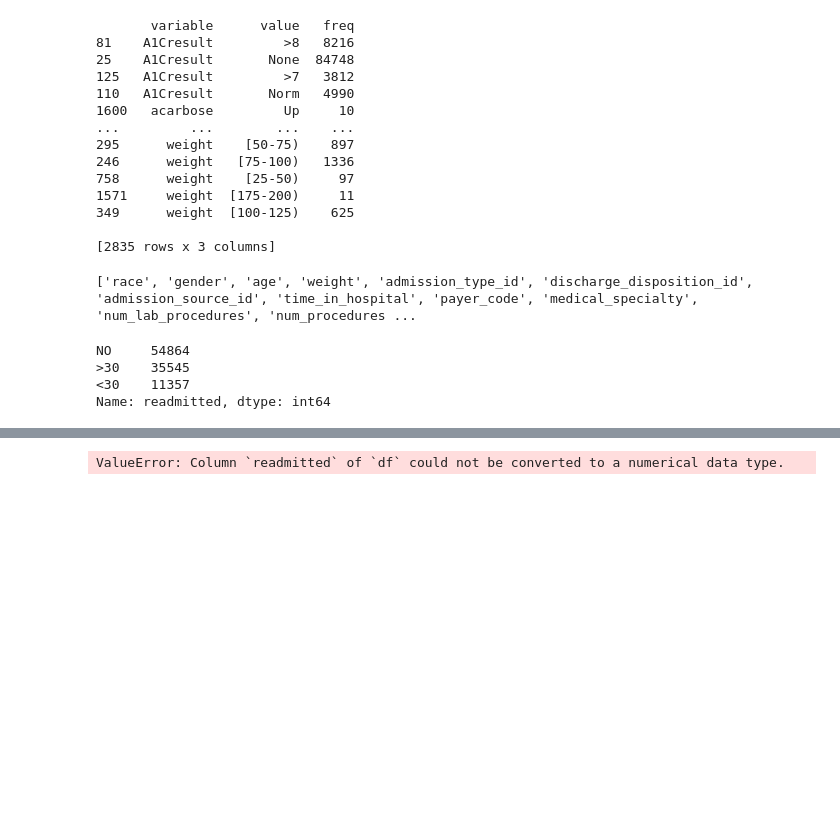
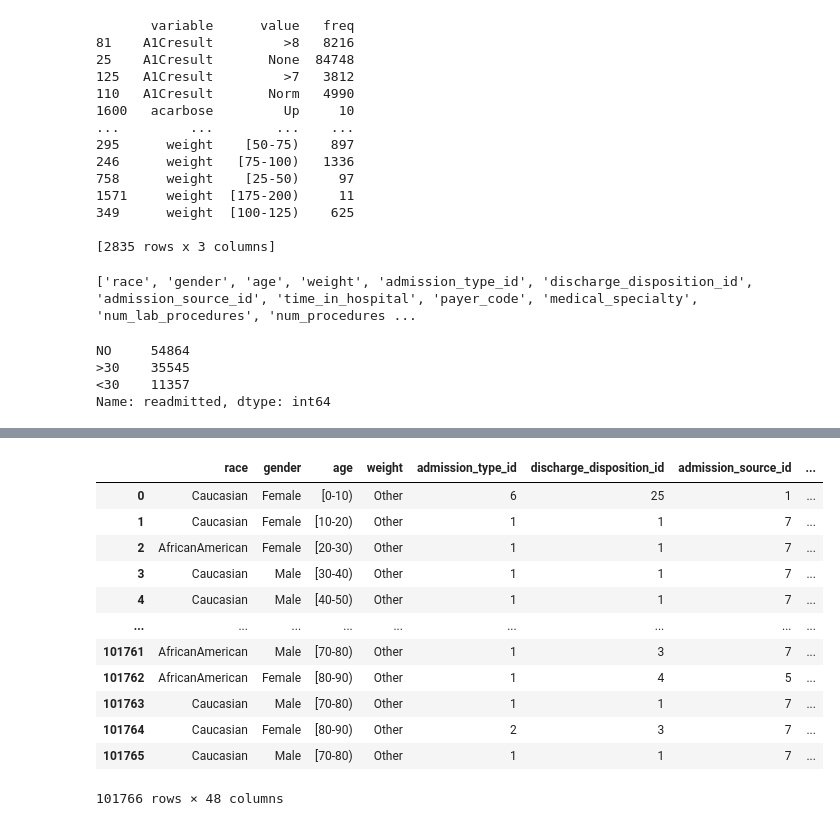
Before and after one commit to anherna24/dataVisual, a Jupyter notebook: dataVisualDiabetes.ipynb, the cells around one changed output, grey strips where cells are left out. Cells and saved outputs as stored; diff of their text form; code cells hidden in the pictures; blank space fills up the shorter version.

```diff
--- a/dataVisualDiabetes.ipynb
+++ b/dataVisualDiabetes.ipynb
@@ -499,11 +527,66 @@ dfChecked1 = dfChecked['readmitted'].replace('NO', 0, inplace=True)
+# %%
+dfChecked
+# %% [output]
+|  | race | gender | age | weight | admission_type_id | discharge_disposition_id | admission_source_id | ... |
+| 0 | Caucasian | Female | [0-10) | Other | 6 | 25 | 1 | ... |
+| 1 | Caucasian | Female | [10-20) | Other | 1 | 1 | 7 | ... |
+| 2 | AfricanAmerican | Female | [20-30) | Other | 1 | 1 | 7 | ... |
+| 3 | Caucasian | Male | [30-40) | Other | 1 | 1 | 7 | ... |
+| 4 | Caucasian | Male | [40-50) | Other | 1 | 1 | 7 | ... |
+| ... | ... | ... | ... | ... | ... | ... | ... | ... |
+| 101761 | AfricanAmerican | Male | [70-80) | Other | 1 | 3 | 7 | ... |
+| 101762 | AfricanAmerican | Female | [80-90) | Other | 1 | 4 | 5 | ... |
+| 101763 | Caucasian | Male | [70-80) | Other | 1 | 1 | 7 | ... |
+| 101764 | Caucasian | Female | [80-90) | Other | 2 | 3 | 7 | ... |
+| 101765 | Caucasian | Male | [70-80) | Other | 1 | 1 | 7 | ... |
+101766 rows × 48 columns
 # %%
-fig = px.sunburst(dfChecked, path= dfCheckedFeaturesNames,
-                  values='readmitted',
-                  color='readmitted',
-                  color_continuous_scale='rdbu_r',
-                  width=960, height=600
-                 )
+# fig = px.sunburst(dfChecked, path= dfCheckedFeaturesNames,
+                 #  values='readmitted',
+                #   color='readmitted',
+                #   color_continuous_scale='rdbu_r',
+                #   width=960, height=600
+ #                )
+
+i = 1
+j = 1
+d = {}
+
+for col in dfChecked.columns:
+    if col == 'race':
+        dfFreq = dfChecked.value_counts([col, 'readmitted']).reset_index().rename(columns={0:'frequency'})
+        # d['fig{0}'.format(col)]  = px.bar(dfFreq, x=col, y="frequency", color="readmitted", barmode='group')
+        # fig.add_trace(go.Bar(x=dfFreq[col], y=dfFreq['frequency'], legendgroup='readmitted', alignmentgroup='readmitted', name='readmitted', showlegend=True), i, j)
+        figPx = px.sunburst(dfFreq, path = [col, 'readmitted'], values=dfFreq['frequency'])
+        #fig.add_trace(figPx.data[0], i, j)
+        bar_trace = figPx.data[0]
+
+        fig.add_trace(bar_trace)
+
+    if col != 'readmitted' and col != 'race':
+        dfFreq = dfChecked.value_counts([col, 'readmitted']).reset_index().rename(columns={0:'frequency'})
+        # d['fig{0}'.format(col)]  = px.bar(dfFreq, x=col, y="frequency", color="readmitted", barmode='group')
+        # fig.add_trace(go.Bar(x=dfFreq[col], y=dfFreq['frequency'], legendgroup='readmitted', alignmentgroup='readmitted', name='readmitted', showlegend=False), i, j)
+        figPx = px.sunburst(dfFreq, path = [col, 'readmitted'], values=dfFreq['frequency'])
+        #fig.add_trace(figPx.data[0], i, j)
+        bar_trace = figPx.data[0]
+
+        fig.add_trace(bar_trace)
+    if j <= 4:
+        j += 1
+    if j == 4:
+        i += 1
+        j = 1
+
+
+
+# fig.update_layout(height=4000, width= 800,
+#                   title_text = "PLOTS", barmode= 'group')
+# fig.update_layout(barmode='group')
+
+fig.show()
+
+
+
 fig.update_layout(margin = dict(t=0, l=0, r=0, b=0))
 fig.show()
-# %% [output]
-ValueError: Column `readmitted` of `df` could not be converted to a numerical data type.
```
Also changed, not shown: parts of 3 cells of this notebook.
